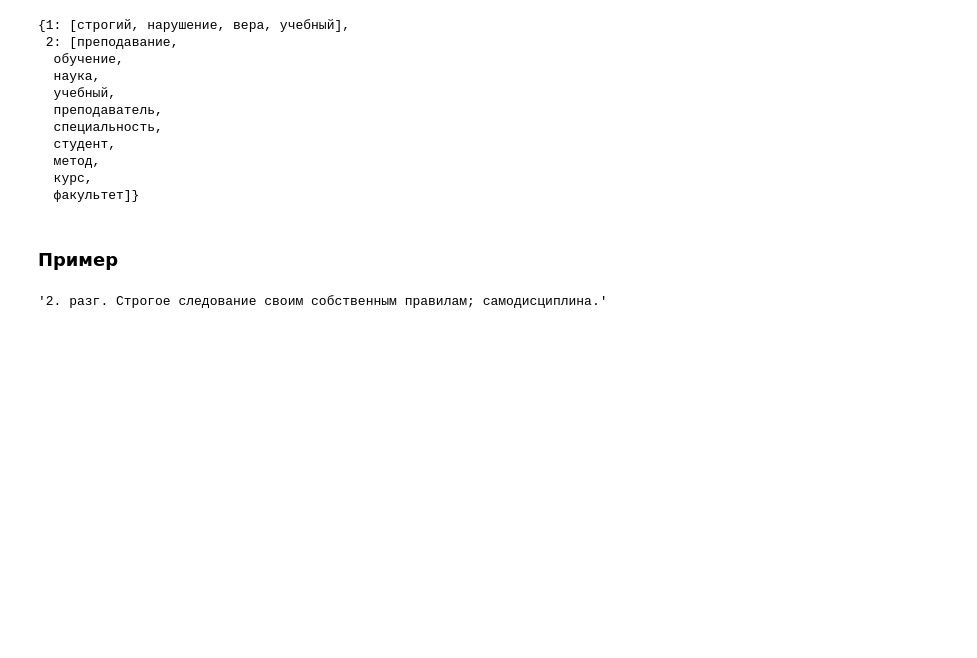
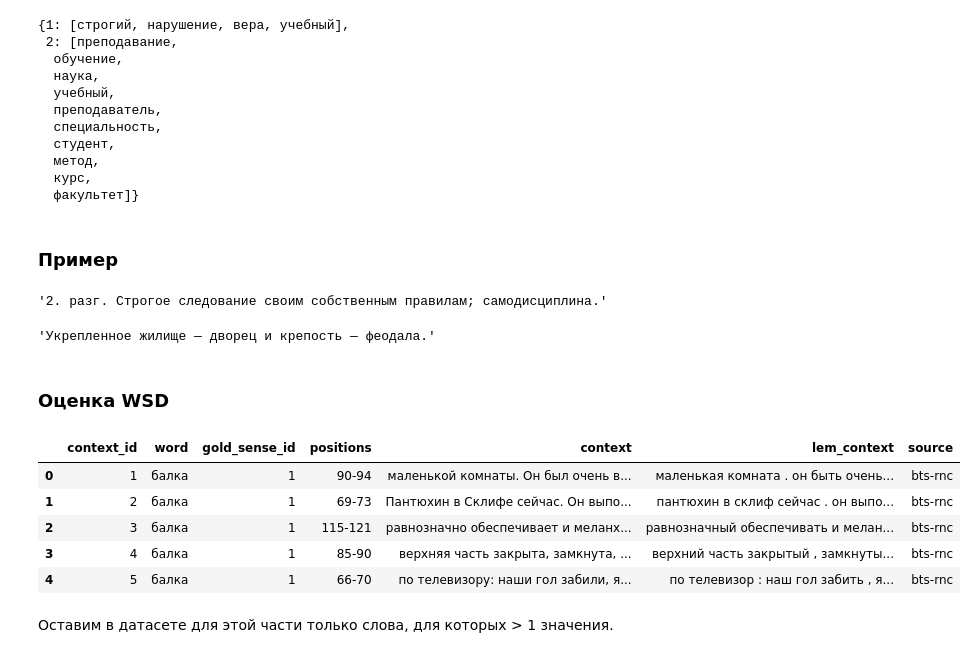
Before and after one commit to kr-ann/itod, a Jupyter notebook: WSI to WSD.ipynb, the cells around one changed output. Drawn from its saved outputs; the diff is of its cells as text; code cells hidden in the pictures; blank space fills up the shorter version.

```diff
--- a/WSI to WSD.ipynb
+++ b/WSI to WSD.ipynb
@@ -1245,3 +1299,21 @@ input_str = "За очень редким исключением, люди не
 disambiguate(input_str, "дисциплина", "NOUN", words_for_perfect, df_best_cosine)
 # %% [output]
 '2. разг. Строгое следование своим собственным правилам; самодисциплина.'
+# %%
+input_str2 = "Замок Духцов — одно из самых интересных мест, которые стоит осмотреть в Теплице."
+disambiguate(input_str2, "замок", "NOUN", words_for_perfect, df_best_cosine)
+# %% [output]
+'Укрепленное жилище — дворец и крепость — феодала.'
+# %% [markdown]
+### Оценка WSD
+# %%
+df_to_work_with.head()
+# %% [output]
+|  | context_id | word | gold_sense_id | positions | context | lem_context | source |
+| 0 | 1 | балка | 1 | 90-94 | маленькой комнаты. Он был очень в... | маленькая комната . он быть очень... | bts-rnc |
+| 1 | 2 | балка | 1 | 69-73 | Пантюхин в Склифе сейчас. Он выпо... | пантюхин в склиф сейчас . он выпо... | bts-rnc |
+| 2 | 3 | балка | 1 | 115-121 | равнозначно обеспечивает и меланх... | равнозначный обеспечивать и мелан... | bts-rnc |
+| 3 | 4 | балка | 1 | 85-90 | верхняя часть закрыта, замкнута, ... | верхний часть закрытый , замкнуты... | bts-rnc |
+| 4 | 5 | балка | 1 | 66-70 | по телевизору: наши гол забили, я... | по телевизор : наш гол забить , я... | bts-rnc |
+# %% [markdown]
+Оставим в датасете для этой части только слова, для которых > 1 значения.
```
Also changed, not shown: parts of 26 cells of this notebook.
